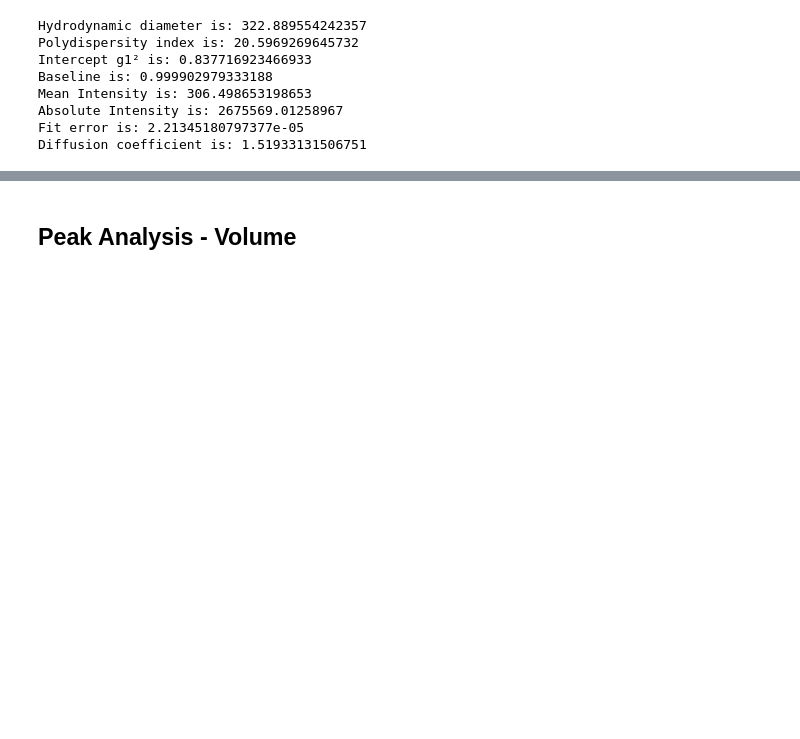
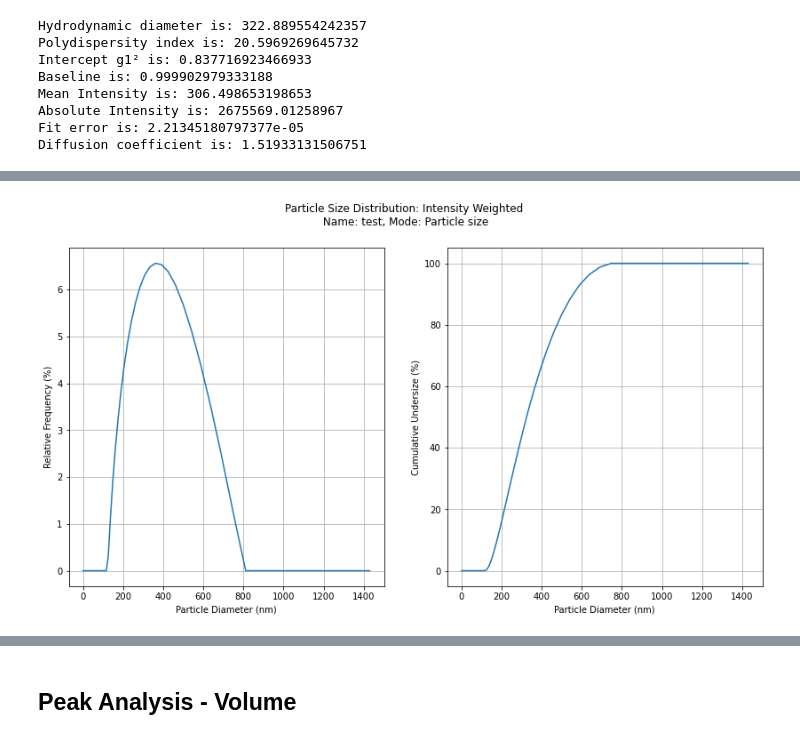
Before and after one commit to rpitchumani/litesizer-500, a Jupyter notebook: Anton Paar Litesizer 500 Analysis.ipynb, the cells around one changed output, grey strips where cells are left out. Drawn from its saved outputs; the diff is of its cells as text; code cells hidden in the pictures; blank space fills up the shorter version.

Commit message:
get distributions

```diff
--- a/Anton Paar Litesizer 500 Analysis.ipynb
+++ b/Anton Paar Litesizer 500 Analysis.ipynb
@@ -52,0 +99,16 @@ Polydispersity index is: 20.5969269645732
+# %%
+df_psd = ls500.df_psd_intensity_weighted.copy()
+df_psd = df_psd[df_psd["Particle Diameter (nm)"] <= 1500]
+
+fig, axes = plt.subplots(1, 2, figsize=(14, 7))
+
+sns.lineplot(x="Particle Diameter (nm)", y="Relative Frequency (%)", data=df_psd, ax=axes[0])
+axes[0].grid(visible=True)
+
+sns.lineplot(x="Particle Diameter (nm)", y="Cumulative Undersize (%)", data=df_psd, ax=axes[1])
+axes[1].grid(visible=True)
+
+plt.suptitle(f"Particle Size Distribution: Intensity Weighted\n Name: {ls500.measurement_name}, Mode: {ls500.measurement_mode}")
+plt.show()
+# %% [output]
+[figure, added]
```
Also changed, not shown: parts of 39 cells of this notebook, 1 other file.
